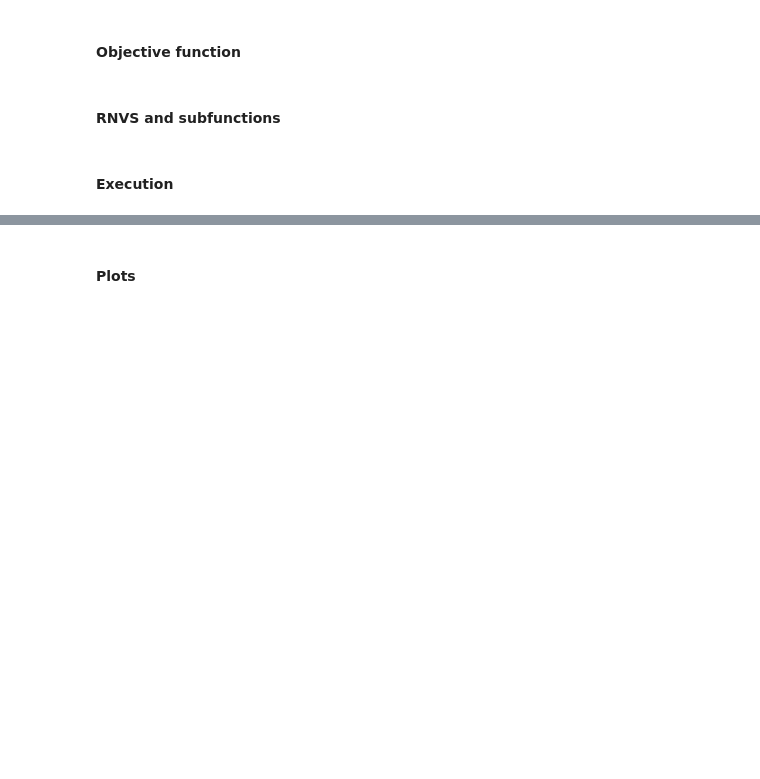
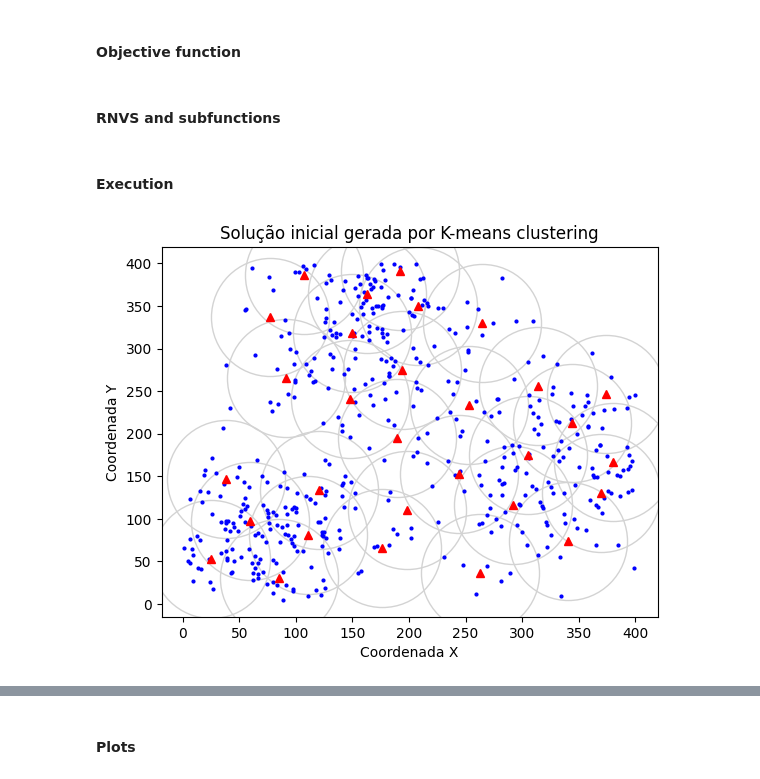
Before and after one commit to dBorea/TC-Teoria-da-Decis-o, a Jupyter notebook: trabalho_computacional.ipynb, the cells around one changed output, grey strips where cells are left out. Saved outputs shown, nothing was run; the diff lists cells and outputs as text; code cells hidden in the pictures; blank space fills up the shorter version.

```diff
--- a/trabalho_computacional.ipynb
+++ b/trabalho_computacional.ipynb
@@ -48,7 +59,8 @@ class Solution:
     fitness: float = 0
     penalty: float = 0
     penalized_fitness: float = 0
-    mean_distance = float = 0
+    mean_distance: float = 0
+    mean_bandwidth_usage: float = 0
     solution: Dict[int, int] = {}
     client_to_access_point: Dict[int, int] = {}
     clients_serviced_percentage = 0
@@ -59,6 +71,8 @@ class Solution:
         self.fitness: float = 0
         self.penalty: float = 0
         self.penalized_fitness: float = 0
+        self.mean_distance: float = 0
+        self.mean_bandwidth_usage: float = 0
         self.solution: Dict[int, int] = {}
         self.client_to_access_point: Dict[int, int] = {}
         self.clients_serviced_percentage = 0
@@ -167,25 +181,21 @@ def activate_access_point(solution: Solution, clients_solution: Dict[int, int],
             # Aumentar o dado de consumo de banda do AP
             AP_bandwidth_consumption[order_id] += client.bandwidth
 
-def initialize_solution(problem_data: ProblemData) -> Solution:
+    solution.mean_bandwidth_usage = sum(AP_bandwidth_consumption) / len(solution.solution)
+
+def initialize_solution(problem_data: ProblemData):
     # Função para inicializar a solução com pontos de acesso distribuídos uniformemente
     initial_solution = Solution()
 
     # Adicionar 30 pontos de acesso na grade 2D
     n_clusters = 10 if TIPO_FOBJ == 1 else 30
-    kmeans = KMeans(n_clusters=n_clusters, random_state=0, n_init="auto").fit(problem_data.client_coords)
+    kmeans = KMeans(n_clusters=n_clusters, n_init="auto").fit(problem_data.client_coords)
 
     for point in kmeans.cluster_centers_:
         access_point_id = round(point[0]/5 + point[1]*80/5)
         initial_solution.solution[access_point_id] = access_point_id
 
-    for client in problem_data.clients:
-        plt.plot(client.x, client.y, marker='o', markersize=2, color='blue', linestyle='None')
-
-    for cluster in kmeans.cluster_centers_:
-        plt.plot(cluster[0], cluster[1], marker='^', markersize=6, color='red', linestyle='None')
-
-    return initial_solution
+    return initial_solution, kmeans
 # %%
 # data = define_problem_data()
 # sol = initialize_solution(data)
@@ -386,8 +405,7 @@ def find_solution_using_vns(initial_solution: Solution, problem_data: ProblemDat
 # %%
 # Definir dados do problema
 problem_data = define_problem_data()
+
 # Gerar solução inicial
-initial_solution = initialize_solution(problem_data)
+initial_solution, kmeans = initialize_solution(problem_data)
 initial_solution = objective_function(initial_solution, problem_data)
-
-print(initial_solution.solution)
@@ -412,0 +412,18 @@ while num_execucoes < 1:
+# %%
+for cluster in kmeans.cluster_centers_:
+    plt.plot(cluster[0], cluster[1], 'o', markersize=85, markerfacecolor='none', color='lightgrey', linestyle='None')
+
+for client in problem_data.clients:
+    plt.plot(client.x, client.y, marker='o', markersize=2, color='blue', linestyle='None')
+
+for cluster in kmeans.cluster_centers_:
+    plt.plot(cluster[0], cluster[1], marker='^', markersize=6, color='red', linestyle='None')
+
+plt.title('Solução inicial gerada por K-means clustering')
+plt.xlabel('Coordenada X')
+plt.ylabel('Coordenada Y')
+
+plt.savefig('output/solucao_inicial.png')
+plt.savefig('output/solucao_inicial.pdf')
+# %% [output]
+[figure, added]
```
Also changed, not shown: parts of 11 cells of this notebook.
